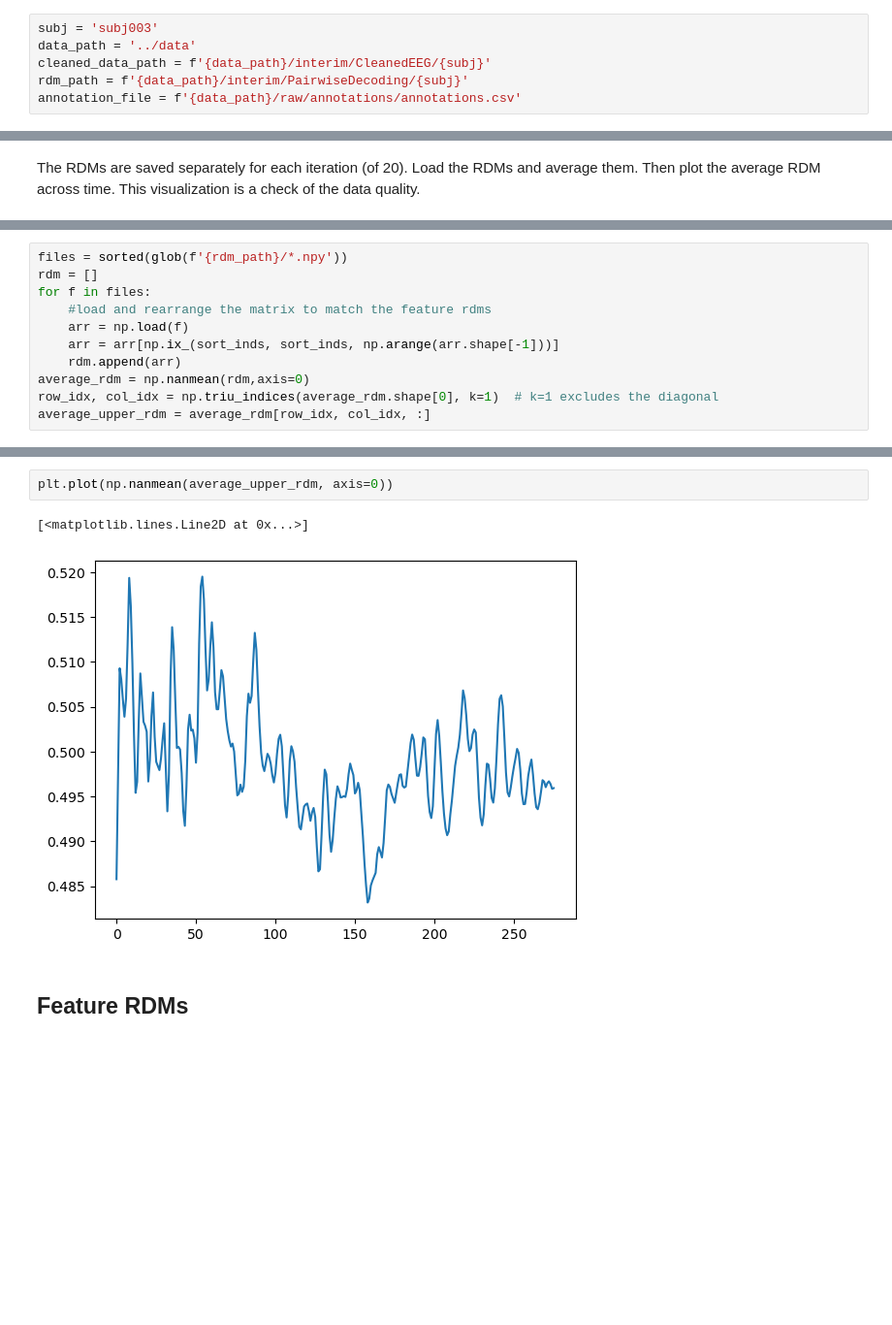
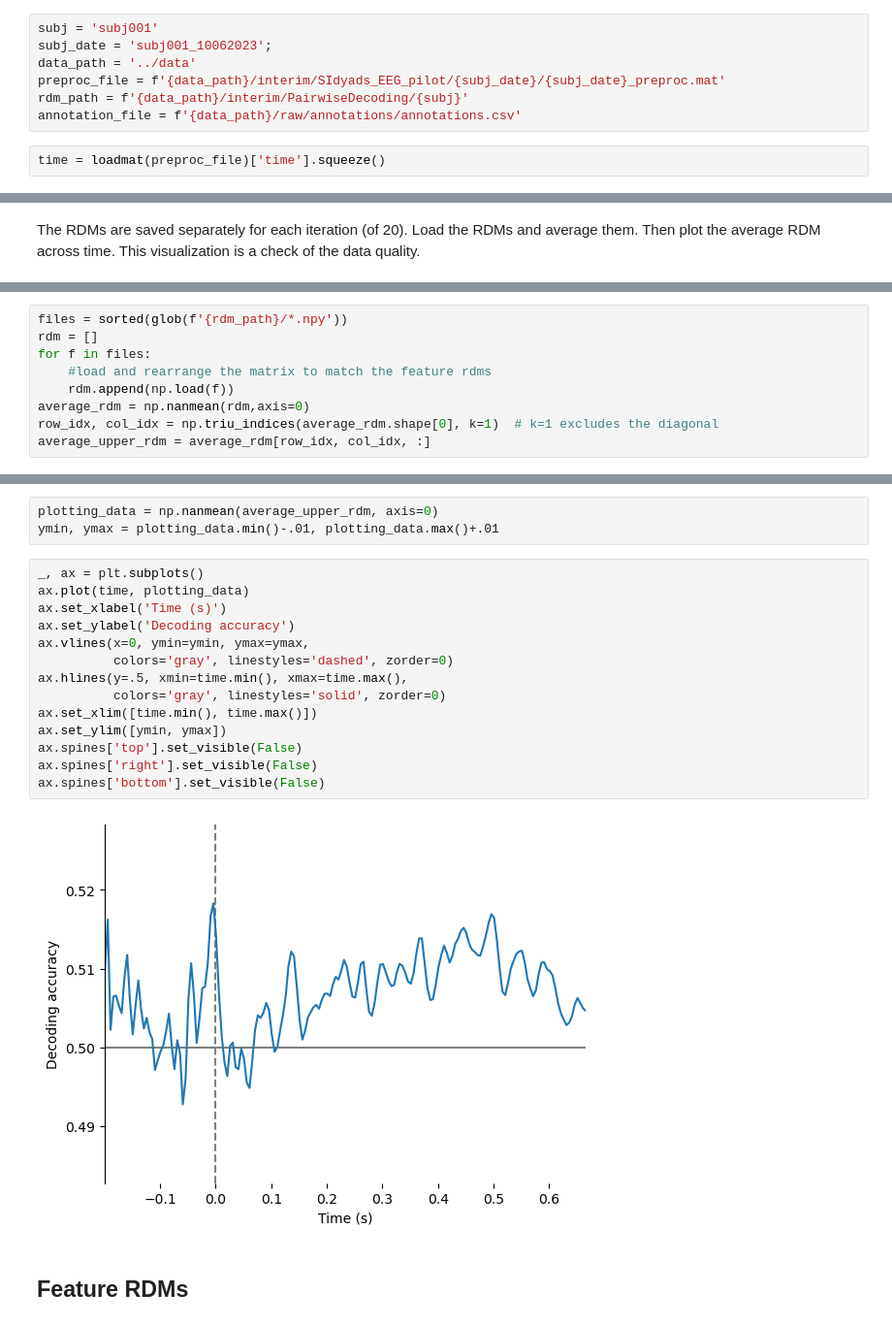
Before and after one commit to Isik-lab/SIEEG_analysis, a Jupyter notebook: notebooks/RSA.ipynb, the cells around one changed output, grey strips where cells are left out. Shown at 97% size. Cells and saved outputs as stored; diff of their text form; blank space fills up the shorter version.

```diff
--- a/notebooks/RSA.ipynb
+++ b/notebooks/RSA.ipynb
@@ -8,9 +9,12 @@ import matplotlib.pyplot as plt
 # %%
-subj = 'subj003'
+subj = 'subj001'
+subj_date = 'subj001_10062023';
 data_path = '../data'
-cleaned_data_path = f'{data_path}/interim/CleanedEEG/{subj}'
+preproc_file = f'{data_path}/interim/SIdyads_EEG_pilot/{subj_date}/{subj_date}_preproc.mat'
 rdm_path = f'{data_path}/interim/PairwiseDecoding/{subj}'
 annotation_file = f'{data_path}/raw/annotations/annotations.csv'
+# %%
+time = loadmat(preproc_file)['time'].squeeze()
 # %% [markdown]
 ## Load RDM
 # %% [markdown]
@@ -30,9 +24,7 @@ files = sorted(glob(f'{rdm_path}/*.npy'))
 rdm = []
 for f in files:
     #load and rearrange the matrix to match the feature rdms
-    arr = np.load(f)
-    arr = arr[np.ix_(sort_inds, sort_inds, np.arange(arr.shape[-1]))]
-    rdm.append(arr)
+    rdm.append(np.load(f))
 average_rdm = np.nanmean(rdm,axis=0)
 row_idx, col_idx = np.triu_indices(average_rdm.shape[0], k=1)  # k=1 excludes the diagonal
 average_upper_rdm = average_rdm[row_idx, col_idx, :]
@@ -39,8 +37,22 @@ average_upper_rdm = average_rdm[row_idx, col_idx, :]
+# %%
+plotting_data = np.nanmean(average_upper_rdm, axis=0)
+ymin, ymax = plotting_data.min()-.01, plotting_data.max()+.01
 # %%
-plt.plot(np.nanmean(average_upper_rdm, axis=0))
+_, ax = plt.subplots()
+ax.plot(time, plotting_data)
+ax.set_xlabel('Time (s)')
+ax.set_ylabel('Decoding accuracy')
+ax.vlines(x=0, ymin=ymin, ymax=ymax,
+          colors='gray', linestyles='dashed', zorder=0)
+ax.hlines(y=.5, xmin=time.min(), xmax=time.max(),
+          colors='gray', linestyles='solid', zorder=0)
+ax.set_xlim([time.min(), time.max()])
+ax.set_ylim([ymin, ymax])
+ax.spines['top'].set_visible(False)
+ax.spines['right'].set_visible(False)
+ax.spines['bottom'].set_visible(False)
 # %% [output]
-[<matplotlib.lines.Line2D at 0x...>]
-[figure, old version]
+[figure, new version]
 # %% [markdown]
 ## Feature RDMs
 # %% [markdown]
```
Also changed, not shown: parts of 7 cells of this notebook, 3 other files.
